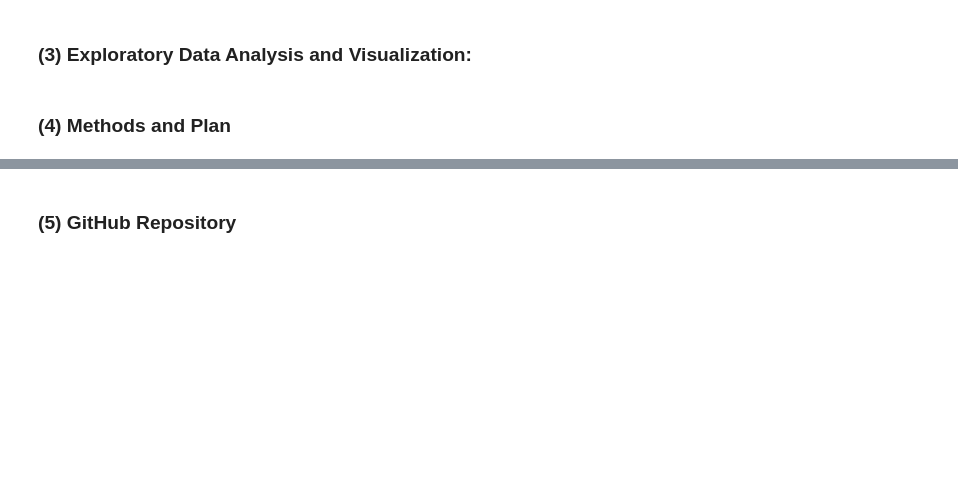
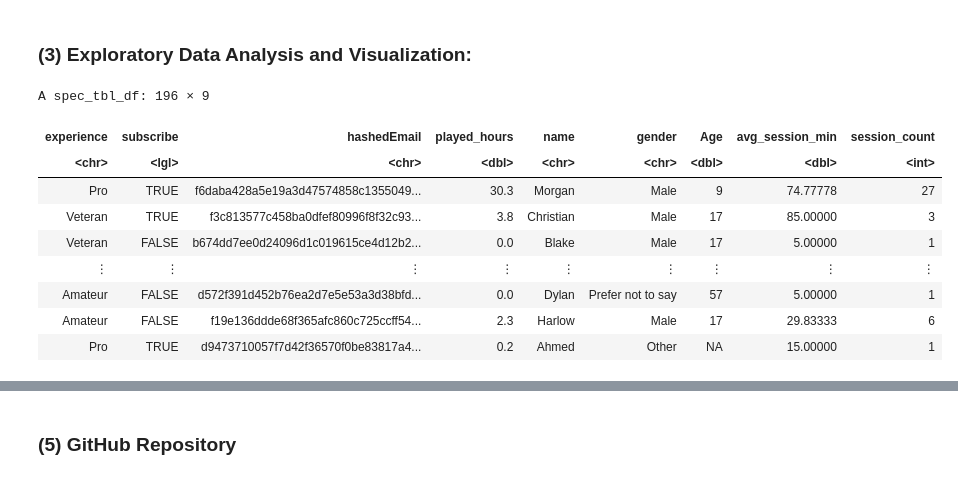
Before and after one commit to Lissiu/dsci-100-2025w1-group-008-13, a Jupyter notebook: Lisa Zhang 008-13 project planning.ipynb, the cells around one changed output, grey strips where cells are left out. Cells and saved outputs as stored; diff of their text form; code cells hidden in the pictures; blank space fills up the shorter version.

```diff
--- a/Lisa Zhang 008-13 project planning.ipynb
+++ b/Lisa Zhang 008-13 project planning.ipynb
@@ -154,4 +143,41 @@ A tibble: 2 × 6
 # %% [markdown]
 ### (3) Exploratory Data Analysis and Visualization:
-# %% [markdown]
-### (4) Methods and Plan
+# %%
+## Minimal Data Wrangling to Create Tidy Datasets
+
+players_tidy <- players |>
+  mutate(
+    experience    = as.factor(experience),
+    gender        = as.factor(gender))
+
+
+
+sessions_tidy <- sessions |>
+  mutate(
+    start_time  = dmy_hm(start_time, quiet = TRUE),
+    end_time    = dmy_hm(end_time, quiet = TRUE),
+    duration_min = as.numeric(difftime(end_time, start_time, units = "mins")))
+
+session_summary <- sessions_tidy %>%
+  group_by(hashedEmail) %>%
+  summarise(
+    avg_session_min = mean(duration_min, na.rm = TRUE),
+    session_count = n(),
+    .groups = "drop"
+  )
+
+#merge with players.csv
+players_extended <- left_join(players, session_summary, by = "hashedEmail")
+
+players_extended
+# %% [output]
+A spec_tbl_df: 196 × 9
+| experience | subscribe | hashedEmail | played_hours | name | gender | Age | avg_session_min | session_count |
+| <chr> | <lgl> | <chr> | <dbl> | <chr> | <chr> | <dbl> | <dbl> | <int> |
+| Pro | TRUE | f6daba428a5e19a3d47574858c1355049... | 30.3 | Morgan | Male | 9 | 74.77778 | 27 |
+| Veteran | TRUE | f3c813577c458ba0dfef80996f8f32c93... | 3.8 | Christian | Male | 17 | 85.00000 | 3 |
+| Veteran | FALSE | b674dd7ee0d24096d1c019615ce4d12b2... | 0.0 | Blake | Male | 17 | 5.00000 | 1 |
+| ⋮ | ⋮ | ⋮ | ⋮ | ⋮ | ⋮ | ⋮ | ⋮ | ⋮ |
+| Amateur | FALSE | d572f391d452b76ea2d7e5e53a3d38bfd... | 0.0 | Dylan | Prefer not to say | 57 | 5.00000 | 1 |
+| Amateur | FALSE | f19e136ddde68f365afc860c725ccff54... | 2.3 | Harlow | Male | 17 | 29.83333 | 6 |
+| Pro | TRUE | d9473710057f7d42f36570f0be83817a4... | 0.2 | Ahmed | Other | NA | 15.00000 | 1 |
```
Also changed, not shown: parts of 7 cells of this notebook.
